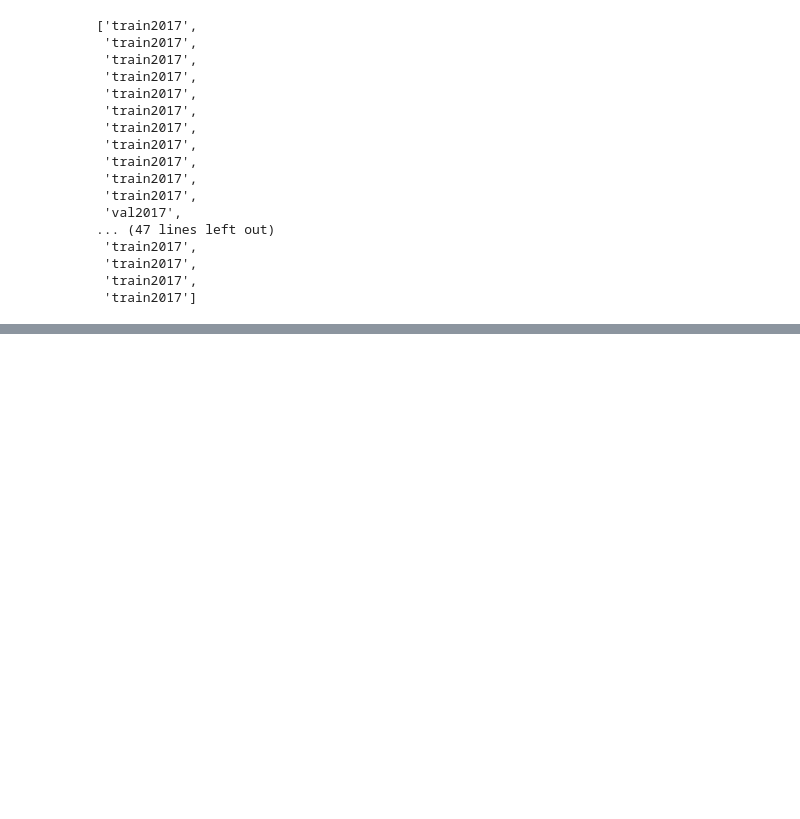
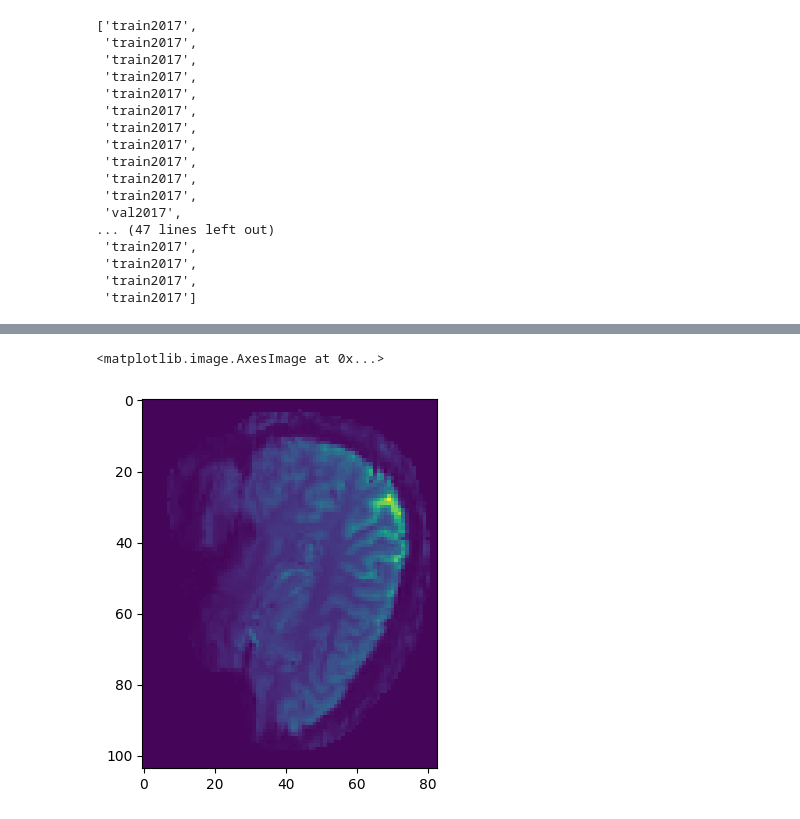
Before and after one commit to Haoyu-Hu/Multimodal-Brain-Decoding, a Jupyter notebook: test.ipynb, the cells around one changed output, grey strips where cells are left out. Saved outputs shown, nothing was run; the diff lists cells and outputs as text; code cells hidden in the pictures; blank space fills up the shorter version.

```diff
--- a/test.ipynb
+++ b/test.ipynb
@@ -411,0 +452,5 @@ AttributeError: 'list' object has no attribute 'shape'
+# %%
+plt.imshow(temp[1]['fmri'][20,:,:])
+# %% [output]
+<matplotlib.image.AxesImage at 0x...>
+[figure, added]
```
Also changed, not shown: parts of 15 cells of this notebook.
